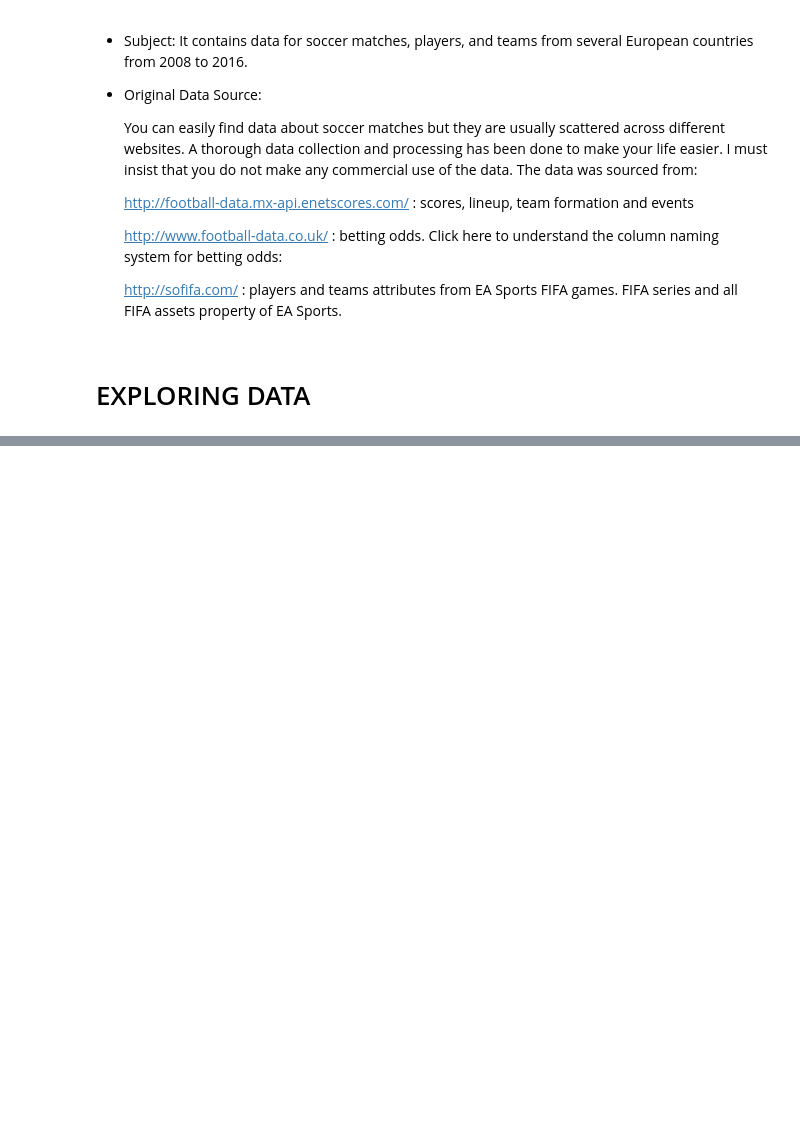
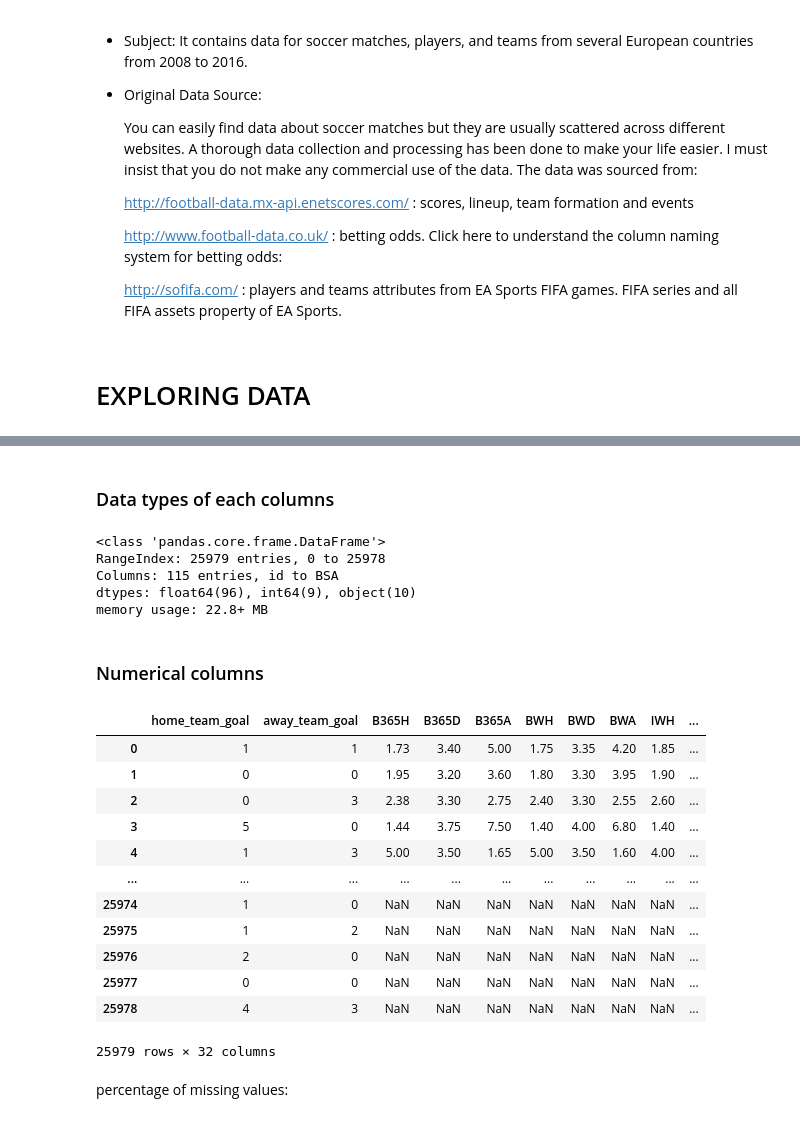
Before and after one commit to hieuhuynhcao/DSProgramming_Final, a Jupyter notebook: analyze.ipynb, the cells around one changed output, grey strips where cells are left out. Saved outputs shown, nothing was run; the diff lists cells and outputs as text; code cells hidden in the pictures; blank space fills up the shorter version.

```diff
--- a/analyze.ipynb
+++ b/analyze.ipynb
@@ -18,3 +20,12 @@ plt.style.use('seaborn')
+# %%
+# Load Data that I will investigate it
+df_match = pd.read_csv('Match.csv')
+df_player_attribute = pd.read_csv('Player_Attributes.csv')
+df_team_attribute = pd.read_csv('Team_Attributes.csv')
+df_team = pd.read_csv('Team.csv')
+df_player = pd.read_csv('Player.csv')
+df_country = pd.read_csv('Country.csv')
+df_league = pd.read_csv('League.csv')
 # %% [markdown]
 # COLLECTING DATA
 # %% [markdown]
@@ -34,0 +93,33 @@ Dataset: https://www.kaggle.com/abdelrhmanragab/european-soccer-database
+# %% [markdown]
+### Data types of each columns
+# %%
+df_match.info()
+# %% [output]
+<class 'pandas.core.frame.DataFrame'>
+RangeIndex: 25979 entries, 0 to 25978
+Columns: 115 entries, id to BSA
+dtypes: float64(96), int64(9), object(10)
+memory usage: 22.8+ MB
+# %% [markdown]
+### Numerical columns
+# %%
+Numerical = ['home_team_goal', 'away_team_goal','B365H', 'B365D', 'B365A', 'BWH', 'BWD', 'BWA','IWH','IWD','IWA', 'LBH', 'LBD', 'LBA','PSH','PSD','PSA',
+                    'WHH','WHD','WHA','SJH','SJD','SJA', 'VCH', 'VCD', 'VCA', 'GBH', 'GBD', 'GBA', 'BSH', 'BSD', 'BSA']
+Categorical = ['id', 'country_id','league_id', 'season', 'stage', 'date',	'match_api_id',	'home_team_api_id',	'away_team_api_id',	]
+df_match[Numerical]
+# %% [output]
+|  | home_team_goal | away_team_goal | B365H | B365D | B365A | BWH | BWD | BWA | IWH | ... |
+| 0 | 1 | 1 | 1.73 | 3.40 | 5.00 | 1.75 | 3.35 | 4.20 | 1.85 | ... |
+| 1 | 0 | 0 | 1.95 | 3.20 | 3.60 | 1.80 | 3.30 | 3.95 | 1.90 | ... |
+| 2 | 0 | 3 | 2.38 | 3.30 | 2.75 | 2.40 | 3.30 | 2.55 | 2.60 | ... |
+| 3 | 5 | 0 | 1.44 | 3.75 | 7.50 | 1.40 | 4.00 | 6.80 | 1.40 | ... |
+| 4 | 1 | 3 | 5.00 | 3.50 | 1.65 | 5.00 | 3.50 | 1.60 | 4.00 | ... |
+| ... | ... | ... | ... | ... | ... | ... | ... | ... | ... | ... |
+| 25974 | 1 | 0 | NaN | NaN | NaN | NaN | NaN | NaN | NaN | ... |
+| 25975 | 1 | 2 | NaN | NaN | NaN | NaN | NaN | NaN | NaN | ... |
+| 25976 | 2 | 0 | NaN | NaN | NaN | NaN | NaN | NaN | NaN | ... |
+| 25977 | 0 | 0 | NaN | NaN | NaN | NaN | NaN | NaN | NaN | ... |
+| 25978 | 4 | 3 | NaN | NaN | NaN | NaN | NaN | NaN | NaN | ... |
+25979 rows × 32 columns
+# %% [markdown]
+percentage of missing values:
```
Also changed, not shown: parts of 85 cells of this notebook, 1 other file.
